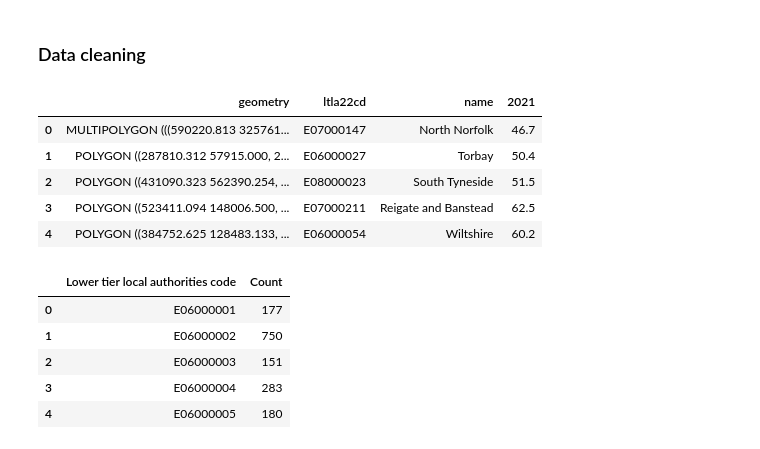
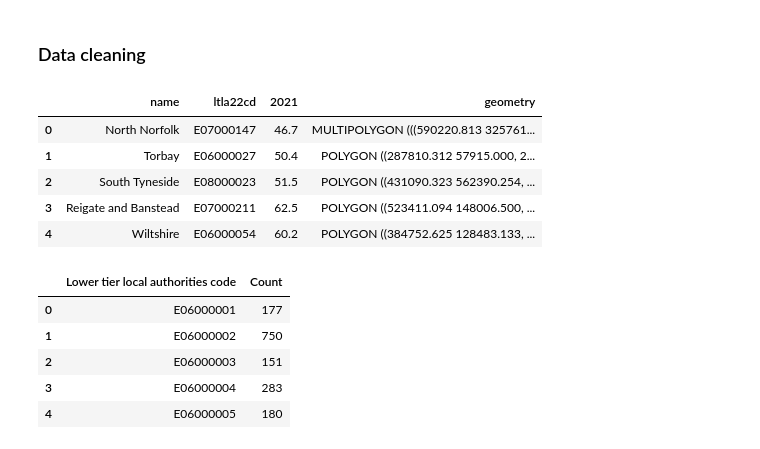
Before and after one commit to yihangbaileeds/GEOG5995_Final_Project, a Jupyter notebook: GEOG5995m_Final_Project_YihangBai.ipynb, the cells around one changed output. Saved outputs shown, nothing was run; the diff lists cells and outputs as text; code cells hidden in the pictures.

```diff
--- a/GEOG5995m_Final_Project_YihangBai.ipynb
+++ b/GEOG5995m_Final_Project_YihangBai.ipynb
@@ -208,17 +208,17 @@ To investigate the relationship between economic activity status and student mig
 # Read required packages
 import statsmodels.api as sm
 # %%
-# Create dataset for regression
-ols = EAS_UK[{'name', 'ltla22cd', '2021', 'geometry'}]
+# Create a dataset for regression
+ols = EAS_UK[['name', 'ltla22cd', '2021', 'geometry']]
 ols = gpd.GeoDataFrame(ols, geometry='geometry')
 ols.head()
 # %% [output]
-|  | geometry | ltla22cd | name | 2021 |
-| 0 | MULTIPOLYGON (((590220.813 325761... | E07000147 | North Norfolk | 46.7 |
-| 1 | POLYGON ((287810.312 57915.000, 2... | E06000027 | Torbay | 50.4 |
-| 2 | POLYGON ((431090.323 562390.254, ... | E08000023 | South Tyneside | 51.5 |
-| 3 | POLYGON ((523411.094 148006.500, ... | E07000211 | Reigate and Banstead | 62.5 |
-| 4 | POLYGON ((384752.625 128483.133, ... | E06000054 | Wiltshire | 60.2 |
+|  | name | ltla22cd | 2021 | geometry |
+| 0 | North Norfolk | E07000147 | 46.7 | MULTIPOLYGON (((590220.813 325761... |
+| 1 | Torbay | E06000027 | 50.4 | POLYGON ((287810.312 57915.000, 2... |
+| 2 | South Tyneside | E08000023 | 51.5 | POLYGON ((431090.323 562390.254, ... |
+| 3 | Reigate and Banstead | E07000211 | 62.5 | POLYGON ((523411.094 148006.500, ... |
+| 4 | Wiltshire | E06000054 | 60.2 | POLYGON ((384752.625 128483.133, ... |
 # %%
 # Calculating student flow counts
 summed_counts = flow.groupby('Lower tier local authorities code')['Count'].sum()
```
Also changed, not shown: parts of 7 cells of this notebook.
